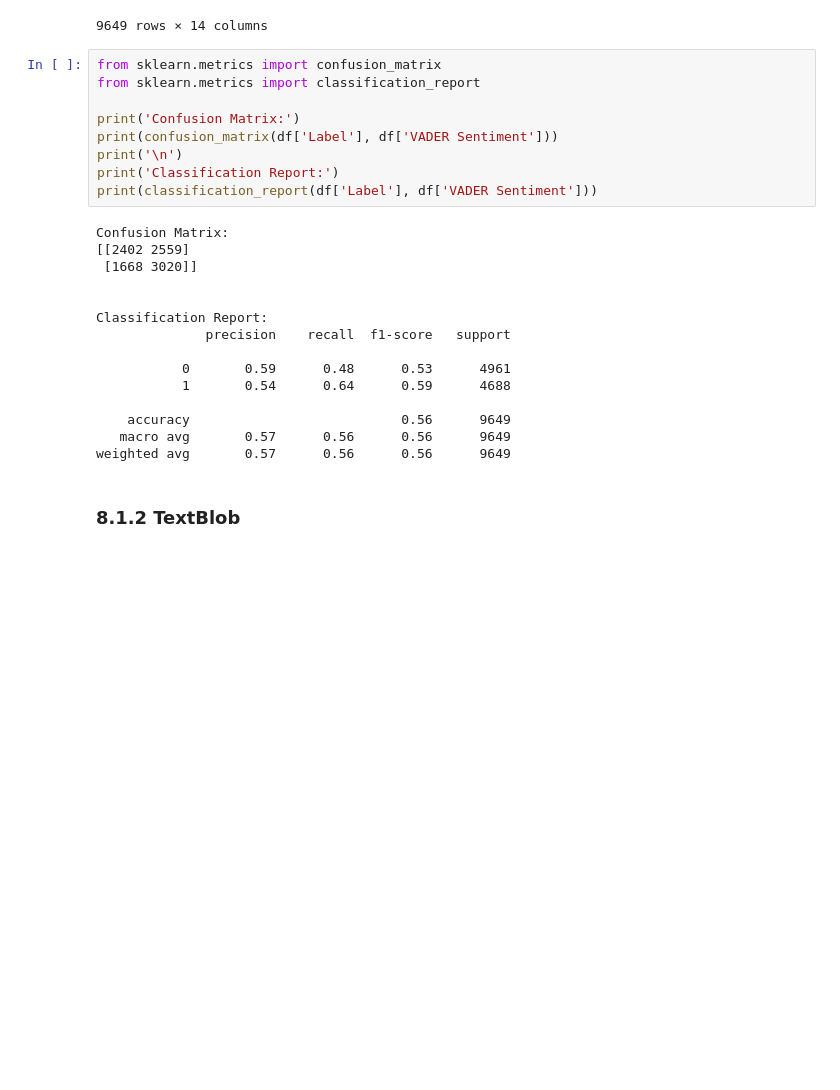
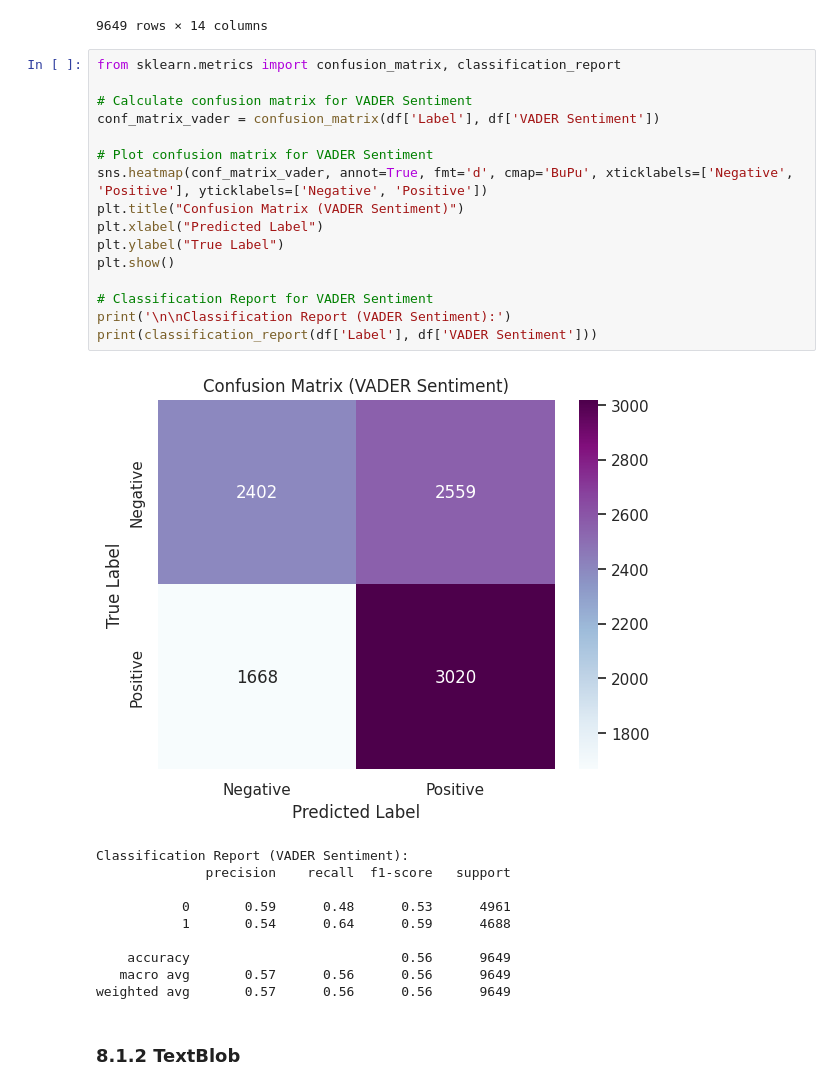
Before and after one commit to rnabilahusna/MP_ProductReview, a Jupyter notebook: MP2_sentiment_analysis_skincare_product_reviews.ipynb, the cells around one changed output. Drawn from its saved outputs; the diff is of its cells as text; blank space fills up the shorter version.

```diff
--- a/MP2_sentiment_analysis_skincare_product_reviews.ipynb
+++ b/MP2_sentiment_analysis_skincare_product_reviews.ipynb
@@ -674,30 +680,33 @@ df
 | 15614 | 5.0 | moistures and illuminates skin. p... | dry | La Roche-Posay | Serum | 55 | 9 | 3.6 | [moistures, and, illuminates, ski... | ... |
 | 15623 | 5.0 | not greasyworks great | dry | La Roche-Posay | Serum | 19 | 3 | 0.0 | [not, greasyworks, great] | ... |
 9649 rows × 14 columns
-# %%
-from sklearn.metrics import confusion_matrix
-from sklearn.metrics import classification_report
-
-print('Confusion Matrix:')
-print(confusion_matrix(df['Label'], df['VADER Sentiment']))
-print('\n')
-print('Classification Report:')
-print(classification_report(df['Label'], df['VADER Sentiment']))
-# %% [output]
-Confusion Matrix:
-[[2402 2559]
- [1668 3020]]
-
-
-Classification Report:
-              precision    recall  f1-score   support
-
-           0       0.59      0.48      0.53      4961
-           1       0.54      0.64      0.59      4688
-
-    accuracy                           0.56      9649
-   macro avg       0.57      0.56      0.56      9649
-weighted avg       0.57      0.56      0.56      9649
+# %%
+from sklearn.metrics import confusion_matrix, classification_report
+
+# Calculate confusion matrix for VADER Sentiment
+conf_matrix_vader = confusion_matrix(df['Label'], df['VADER Sentiment'])
+
+# Plot confusion matrix for VADER Sentiment
+sns.heatmap(conf_matrix_vader, annot=True, fmt='d', cmap='BuPu', xticklabels=['Negative', 'Positive'], yticklabels=['Negative', 'Positive'])
+plt.title("Confusion Matrix (VADER Sentiment)")
+plt.xlabel("Predicted Label")
+plt.ylabel("True Label")
+plt.show()
+
+# Classification Report for VADER Sentiment
+print('\n\nClassification Report (VADER Sentiment):')
+print(classification_report(df['Label'], df['VADER Sentiment']))
+# %% [output]
+[figure, added]
+Classification Report (VADER Sentiment):
+              precision    recall  f1-score   support
+
+           0       0.59      0.48      0.53      4961
+           1       0.54      0.64      0.59      4688
+
+    accuracy                           0.56      9649
+   macro avg       0.57      0.56      0.56      9649
+weighted avg       0.57      0.56      0.56      9649
 # %% [markdown]
 ### **8.1.2 TextBlob**
 # %%
```
Also changed, not shown: parts of 14 cells of this notebook.
